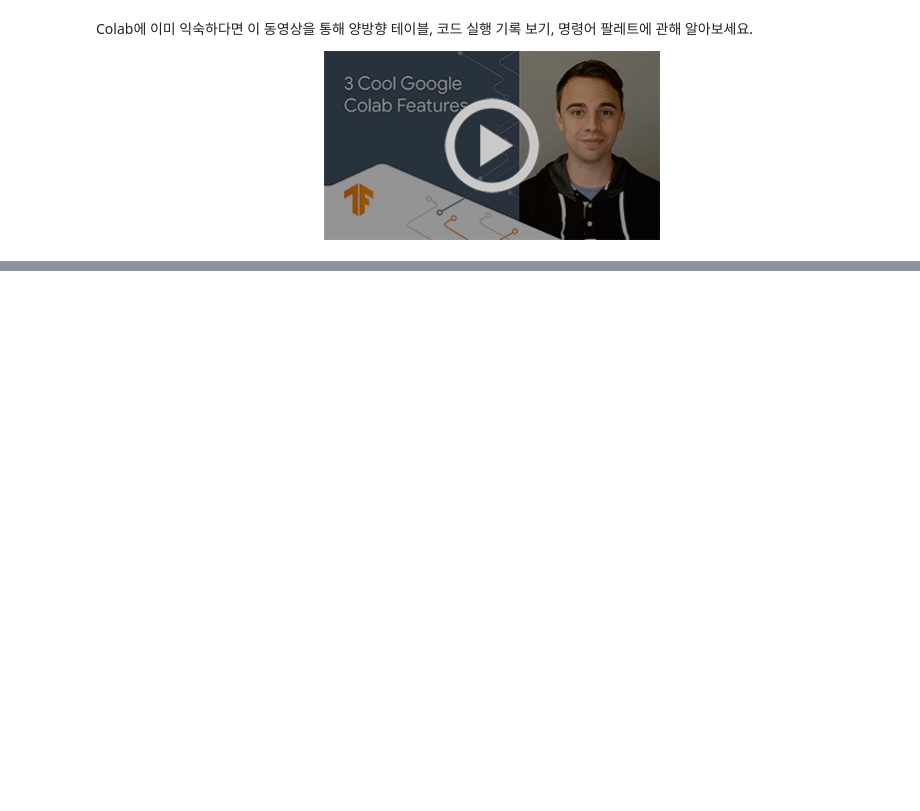
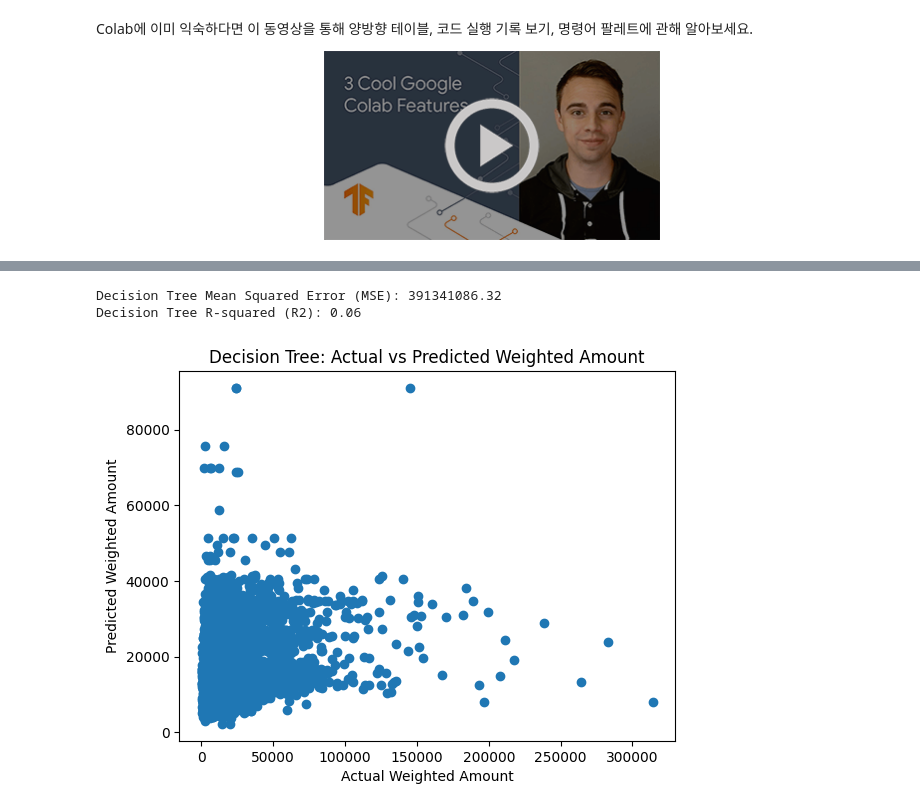
Before and after one commit to Songhyunjeong/thingplug-lora-starter-kit, a Jupyter notebook: Colaboratory에_오신_것을_환영합니다.ipynb, the cells around one changed output, grey strips where cells are left out. Cells and saved outputs as stored; diff of their text form; code cells hidden in the pictures; blank space fills up the shorter version.

```diff
--- a/Colaboratory에_오신_것을_환영합니다.ipynb
+++ b/Colaboratory에_오신_것을_환영합니다.ipynb
@@ -531,0 +503,25 @@ Degrees of Freedom: 573
+# %%
+from sklearn.tree import DecisionTreeRegressor
+tree_model = DecisionTreeRegressor(random_state=42)
+tree_model.fit(X_train, y_train)
+
+# 테스트셋을 사용하여 매출액 예측
+y_pred_tree = tree_model.predict(X_test)
+
+# 모델 성능 평가
+mse_tree = mean_squared_error(y_test, y_pred_tree)
+r2_tree = r2_score(y_test, y_pred_tree)
+
+print(f"Decision Tree Mean Squared Error (MSE): {mse_tree:.2f}")
+print(f"Decision Tree R-squared (R2): {r2_tree:.2f}")
+
+# 예측 값과 실제 값을 비교하는 그래프
+plt.scatter(y_test, y_pred_tree)
+plt.xlabel("Actual Weighted Amount")
+plt.ylabel("Predicted Weighted Amount")
+plt.title("Decision Tree: Actual vs Predicted Weighted Amount")
+plt.show()
+# %% [output]
+Decision Tree Mean Squared Error (MSE): 391341086.32
+Decision Tree R-squared (R2): 0.06
+[figure, added]
```
Also changed, not shown: parts of 22 cells of this notebook.
